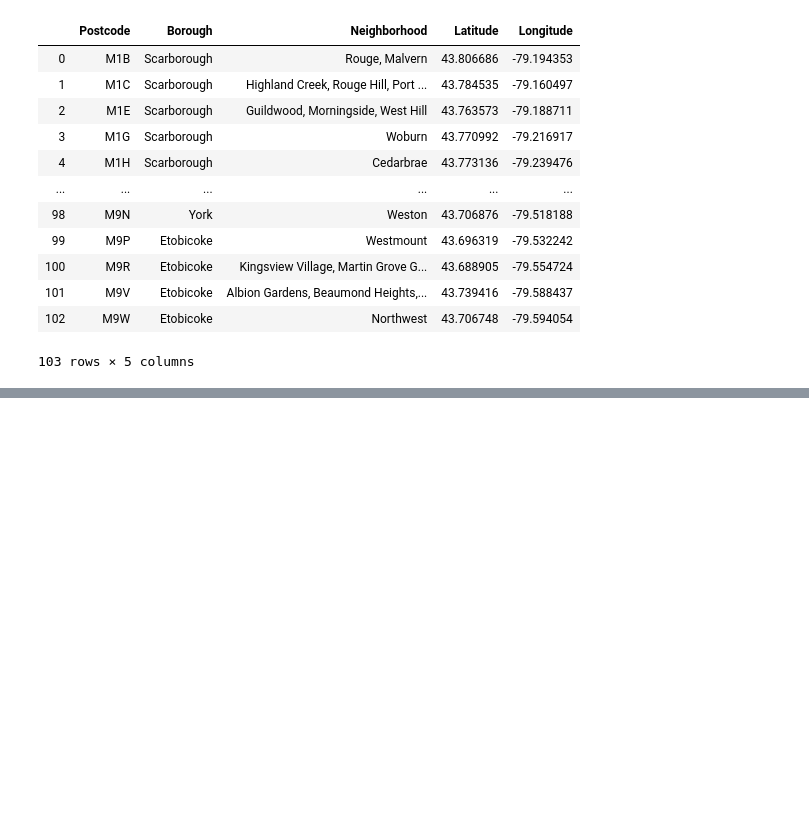
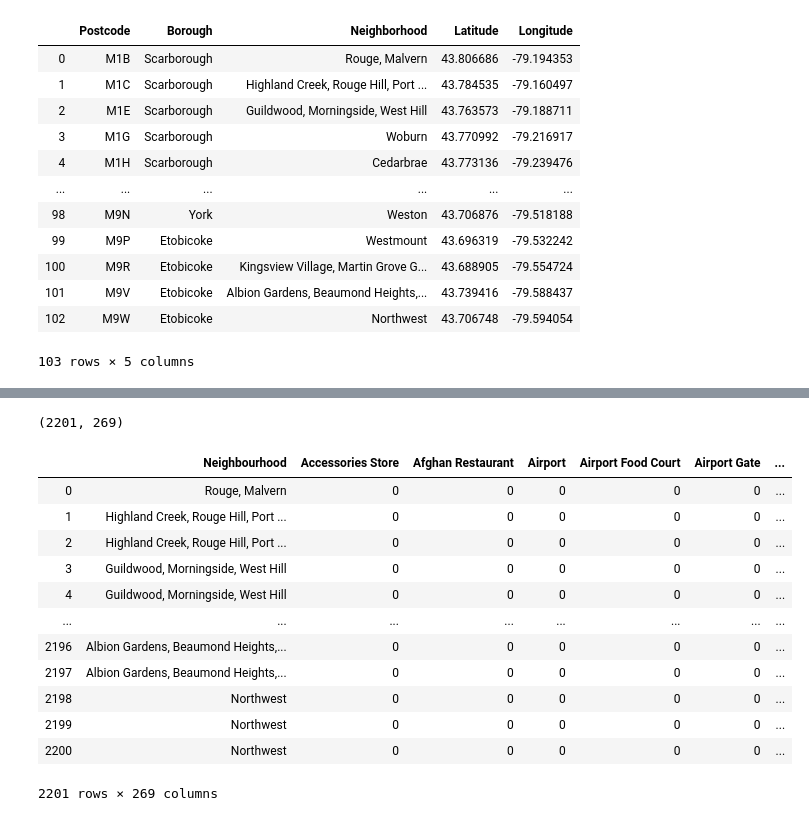
Before and after one commit to NickKay/IBM-Course, a Jupyter notebook: Capstone-Week3/Capstone-Week3-Postcode - V1.ipynb, the cells around one changed output, grey strips where cells are left out. Saved outputs shown, nothing was run; the diff lists cells and outputs as text; code cells hidden in the pictures; blank space fills up the shorter version.

```diff
--- a/Capstone-Week3/Capstone-Week3-Postcode - V1.ipynb
+++ b/Capstone-Week3/Capstone-Week3-Postcode - V1.ipynb
@@ -129,0 +242,5 @@ postalgeo
+# %%
+toronto_venues = getNearbyVenues(names=postalgeo['Neighborhood'],
+                                 latitudes=postalgeo['Latitude'],
+                                 longitudes=postalgeo['Longitude']
+                                  )
@@ -129,0 +269,7 @@ postalgeo
+# %%
+
+# Create a dummy dataframe with venue category as column and row number the same as toronto_venues.
+# Convert categorical variable into dummy/indicator variables.
+toronto_venue_count = pd.get_dummies(toronto_venues[['Venue Category']], prefix="", prefix_sep="")
+print(toronto_venue_count.shape)
+toronto_venue_count.head()
@@ -129,0 +285,4 @@ postalgeo
+# %%
+# add neighborhood column back to dataframe
+toronto_venue_count['Neighbourhood'] = toronto_venues['Neighbourhood']
+toronto_venue_count.head()
@@ -129,0 +297,22 @@ postalgeo
+# %%
+fixed_columns = [toronto_venue_count.columns[-1]] + list(toronto_venue_count.columns[:-1])
+toronto_venue_count = toronto_venue_count[fixed_columns]
+toronto_venue_count.shape
+# %% [output]
+(2201, 269)
+# %%
+toronto_venue_count
+# %% [output]
+|  | Neighbourhood | Accessories Store | Afghan Restaurant | Airport | Airport Food Court | Airport Gate | ... |
+| 0 | Rouge, Malvern | 0 | 0 | 0 | 0 | 0 | ... |
+| 1 | Highland Creek, Rouge Hill, Port ... | 0 | 0 | 0 | 0 | 0 | ... |
+| 2 | Highland Creek, Rouge Hill, Port ... | 0 | 0 | 0 | 0 | 0 | ... |
+| 3 | Guildwood, Morningside, West Hill | 0 | 0 | 0 | 0 | 0 | ... |
+| 4 | Guildwood, Morningside, West Hill | 0 | 0 | 0 | 0 | 0 | ... |
+| ... | ... | ... | ... | ... | ... | ... | ... |
+| 2196 | Albion Gardens, Beaumond Heights,... | 0 | 0 | 0 | 0 | 0 | ... |
+| 2197 | Albion Gardens, Beaumond Heights,... | 0 | 0 | 0 | 0 | 0 | ... |
+| 2198 | Northwest | 0 | 0 | 0 | 0 | 0 | ... |
+| 2199 | Northwest | 0 | 0 | 0 | 0 | 0 | ... |
+| 2200 | Northwest | 0 | 0 | 0 | 0 | 0 | ... |
+2201 rows × 269 columns
```
Also changed, not shown: parts of 18 cells of this notebook.
